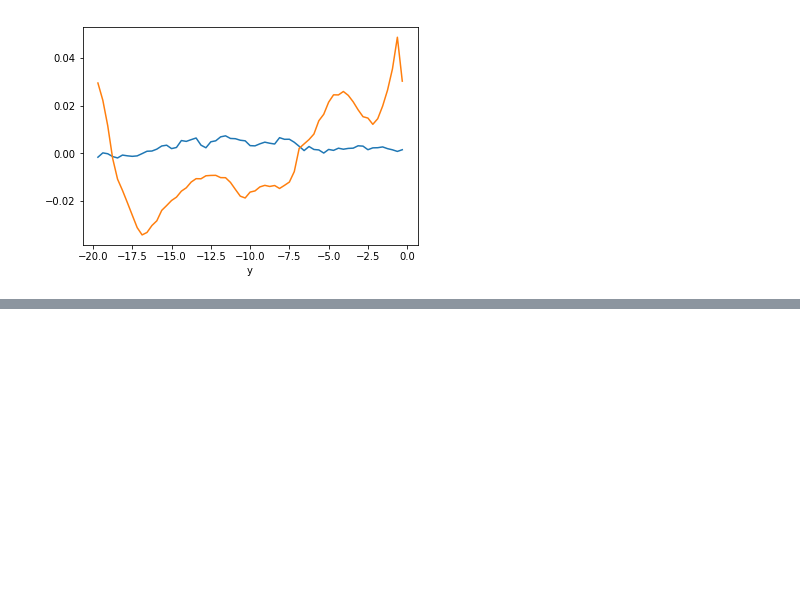
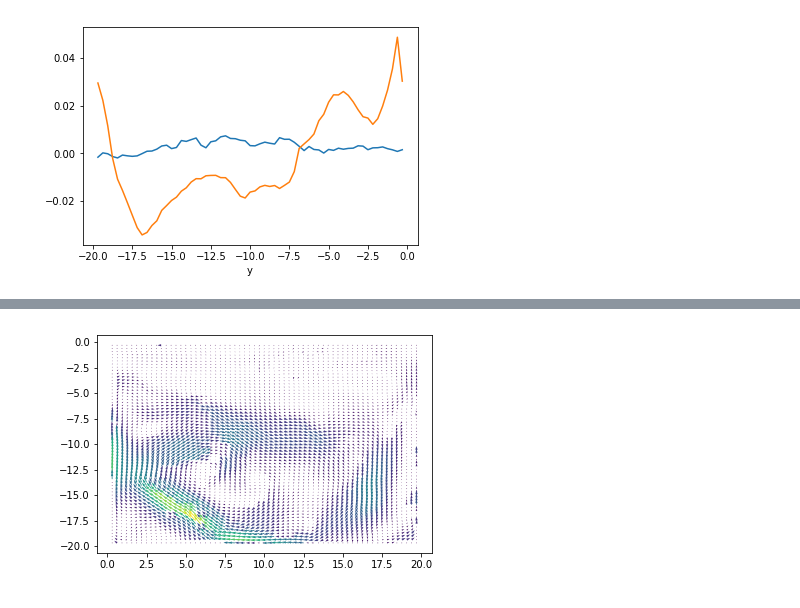
Before and after one commit to alexlib/pivpy, a Jupyter notebook: examples/notebooks/pivpy_example.ipynb, the cells around one changed output, grey strips where cells are left out. Saved outputs shown, nothing was run; the diff lists cells and outputs as text; code cells hidden in the pictures; blank space fills up the shorter version.

```diff
--- a/examples/notebooks/pivpy_example.ipynb
+++ b/examples/notebooks/pivpy_example.ipynb
@@ -46,0 +58,4 @@ data.mean(dim='x').to_dataframe()['v'].plot()
+# %%
+graphics.showf(process.averf(data))
+# %% [output]
+[figure, added]
```
Also changed, not shown: parts of 10 cells of this notebook, 2 other files.
